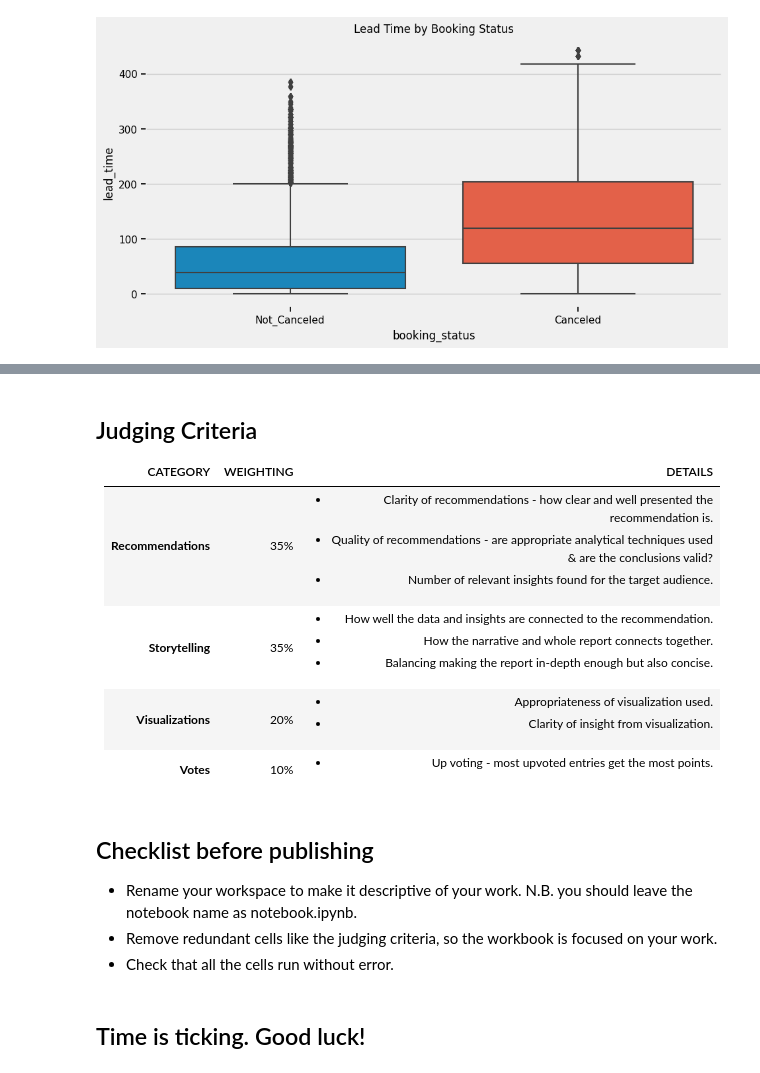
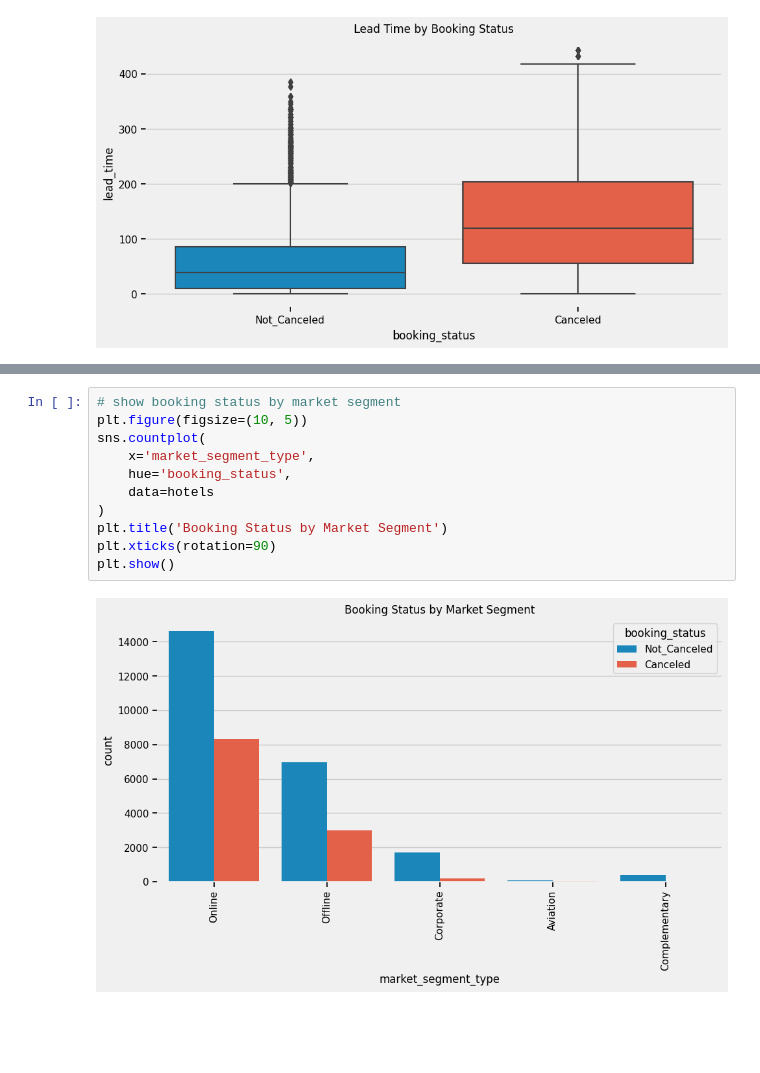
Before and after one commit to dtt101/alchemy, a Jupyter notebook: notebooks/competition-hotels.ipynb, the cells around one changed output, grey strips where cells are left out. Drawn from its saved outputs; the diff is of its cells as text; blank space fills up the shorter version.

```diff
--- a/notebooks/competition-hotels.ipynb
+++ b/notebooks/competition-hotels.ipynb
@@ -734,18 +593,13 @@ plt.show()
-# %% [markdown]
-## Judging Criteria
-
-| CATEGORY | WEIGHTING | DETAILS                                                            |
-|---------|----------|---------------------------------------------------------------------|
-| **Recommendations** | 35%       | <ul><li>Clarity of recommendations - how clear and well presented the recommendation is.</li><li>Quality of recommendations - are appropriate analytical techniques used & are the conclusions valid?</li><li>Number of relevant insights found for the target audience.</li></ul>       |
-| **Storytelling**  | 35%       | <ul><li>How well the data and insights are connected to the recommendation.</li><li>How the narrative and whole report connects together.</li><li>Balancing making the report in-depth enough but also concise.</li></ul>|
-| **Visualizations** | 20% | <ul><li>Appropriateness of visualization used.</li><li>Clarity of insight from visualization.</li></ul>|
-| **Votes** | 10% | <ul><li>Up voting - most upvoted entries get the most points.</li></ul> |
-# %% [markdown]
-## Checklist before publishing
-
-
-* Rename your workspace to make it descriptive of your work. N.B. you should leave the notebook name as notebook.ipynb.
-* Remove redundant cells like the judging criteria, so the workbook is focused on your work.
-* Check that all the cells run without error.
-# %% [markdown]
-## Time is ticking. Good luck!
+# %%
+# show booking status by market segment
+plt.figure(figsize=(10, 5))
+sns.countplot(
+    x='market_segment_type',
+    hue='booking_status',
+    data=hotels
+)
+plt.title('Booking Status by Market Segment')
+plt.xticks(rotation=90)
+plt.show()
+# %% [output]
+[figure, added]
```
Also changed, not shown: parts of 24 cells of this notebook.
